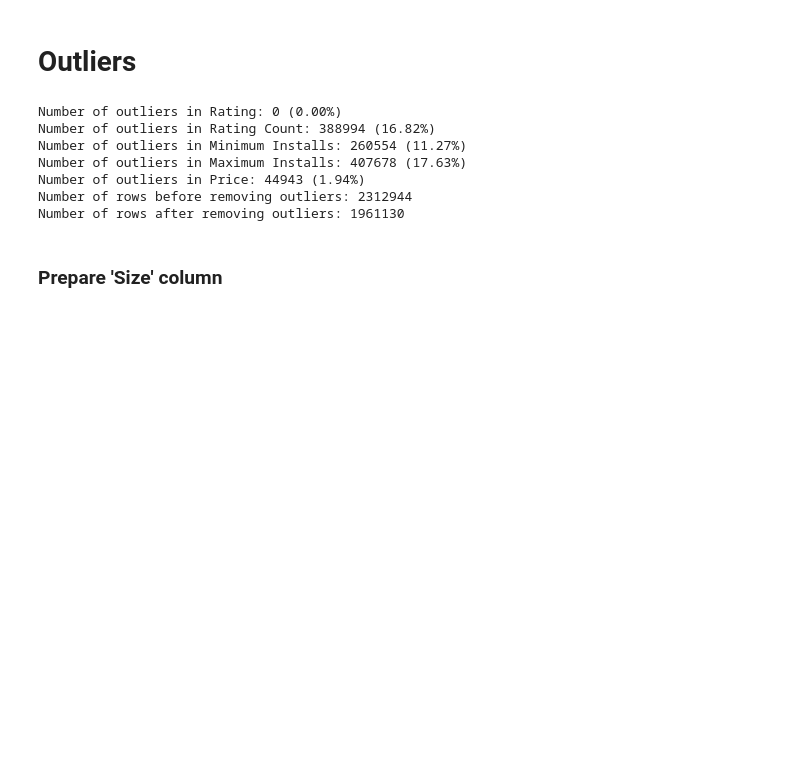
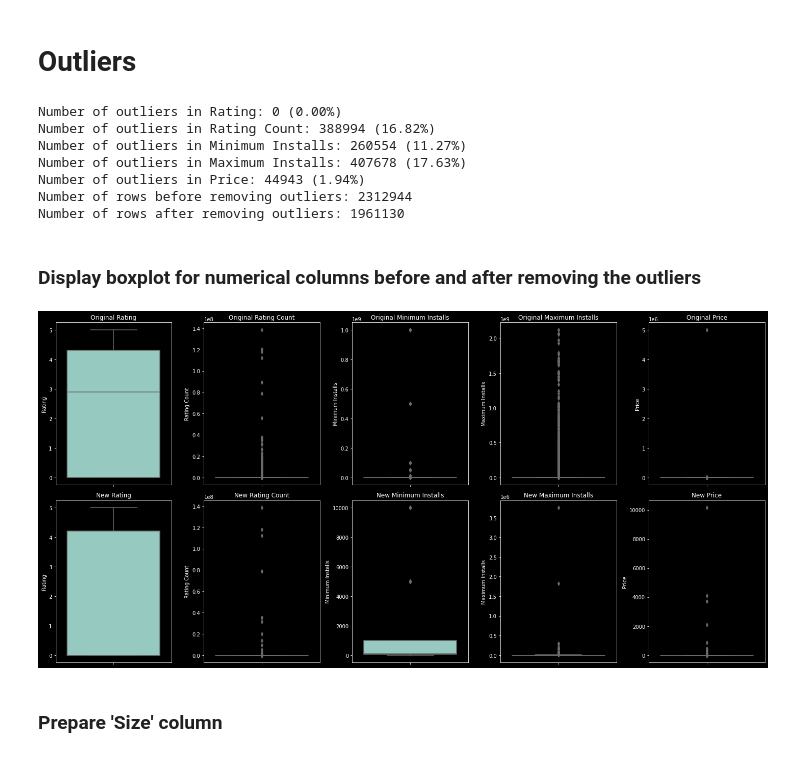
Before and after one commit to aymanreda56/XL-Data, a Jupyter notebook: DataPreprocessing/DataPreprocessing.ipynb, the cells around one changed output. Cells and saved outputs as stored; diff of their text form; code cells hidden in the pictures; blank space fills up the shorter version.

Commit message:
Modified boxplot

```diff
--- a/DataPreprocessing/DataPreprocessing.ipynb
+++ b/DataPreprocessing/DataPreprocessing.ipynb
@@ -52,6 +52,13 @@ Number of outliers in Maximum Installs: 407678 (17.63%)
 Number of outliers in Price: 44943 (1.94%)
 Number of rows before removing outliers: 2312944
 Number of rows after removing outliers: 1961130
+# %% [markdown]
+### Display boxplot for numerical columns before and after removing the outliers
+# %%
+
+DataPreprocessing.boxplot_for_outliers(df, new_df_with_no_outliers)
+# %% [output]
+[figure, added]
 # %% [markdown]
 ### Prepare 'Size' column
 # %%
```
Also changed, not shown: 1 other file.
